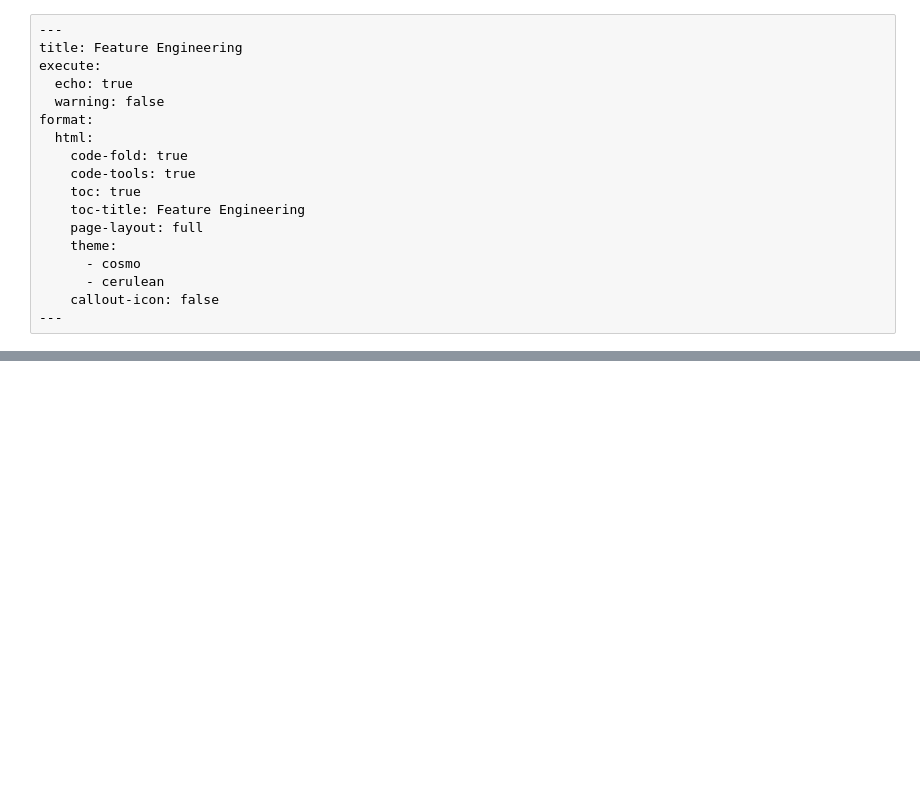
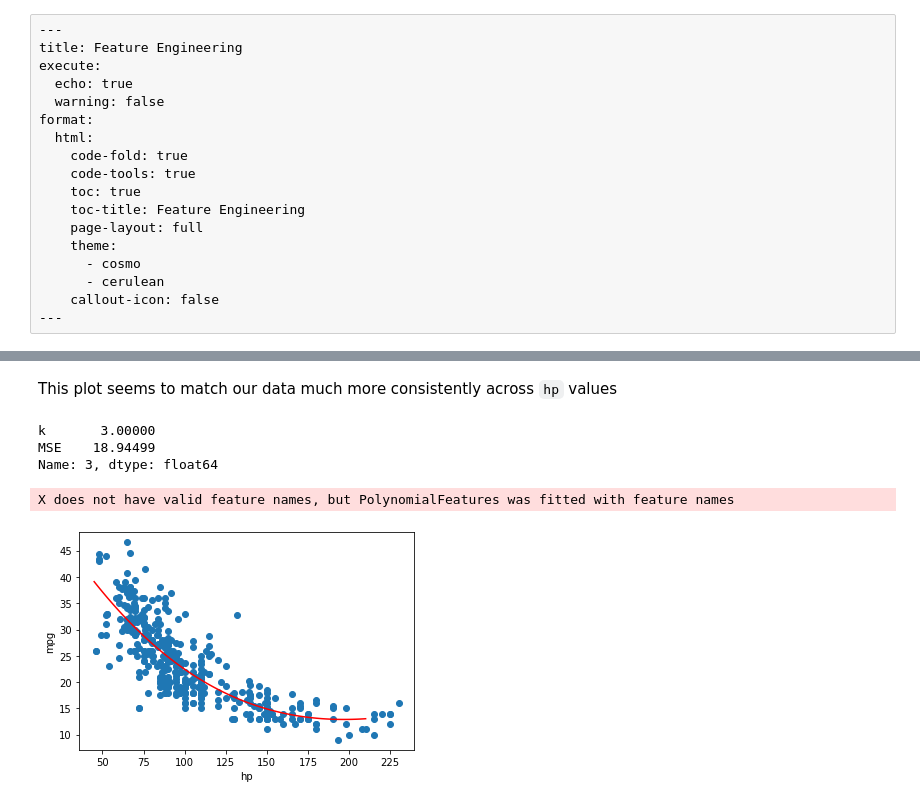
Before and after one commit to DS-100/course-notes, a Jupyter notebook: feature_engineering/feature_engineering.ipynb, the cells around one changed output, grey strips where cells are left out. Cells and saved outputs as stored; diff of their text form; code cells hidden in the pictures; blank space fills up the shorter version.

```diff
--- a/feature_engineering/feature_engineering.ipynb
+++ b/feature_engineering/feature_engineering.ipynb
@@ -97,0 +224,11 @@ tips.head(5)
+# %% [markdown]
+This plot seems to match our data much more consistently across `hp` values
+# %%
+plot_degree_k_model(3);
+print(MSEs_and_k.loc[3,:])
+# %% [output]
+k       3.00000
+MSE    18.94499
+Name: 3, dtype: float64
+X does not have valid feature names, but PolynomialFeatures was fitted with feature names
+[figure, added]
```
Also changed, not shown: parts of 16 cells of this notebook, 8 other files.
